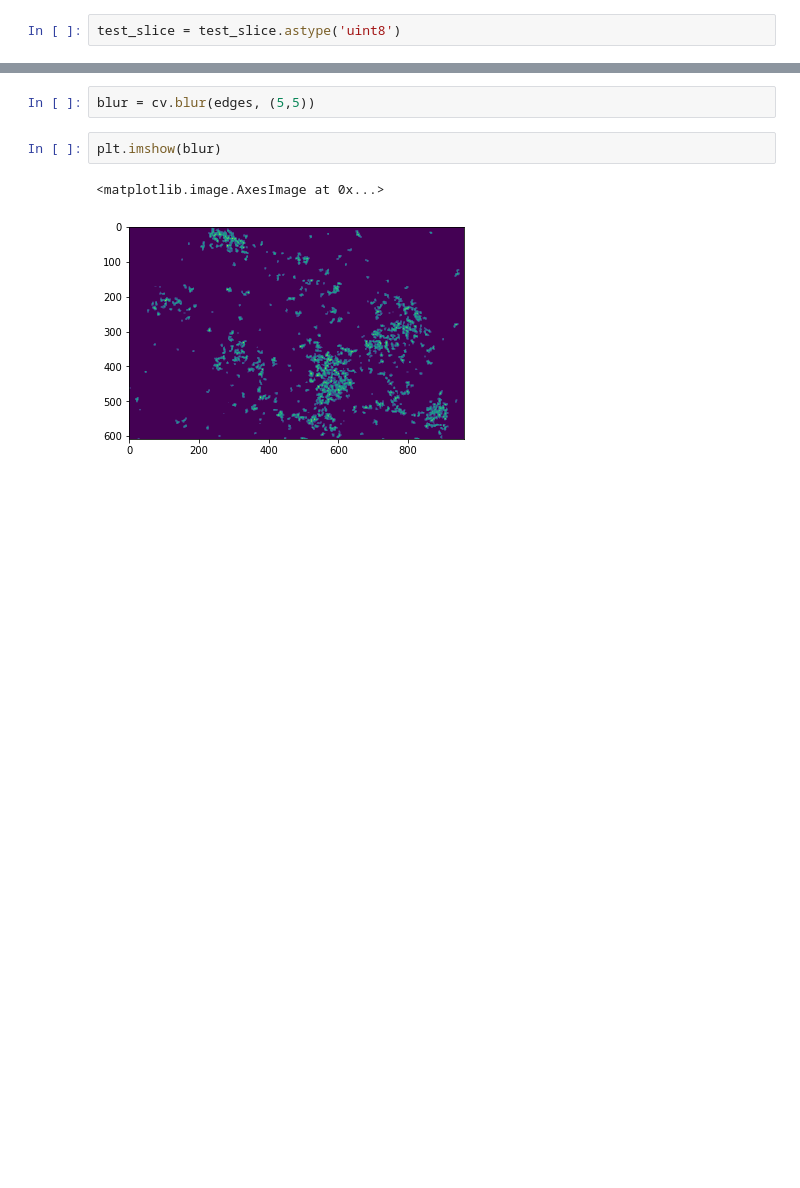
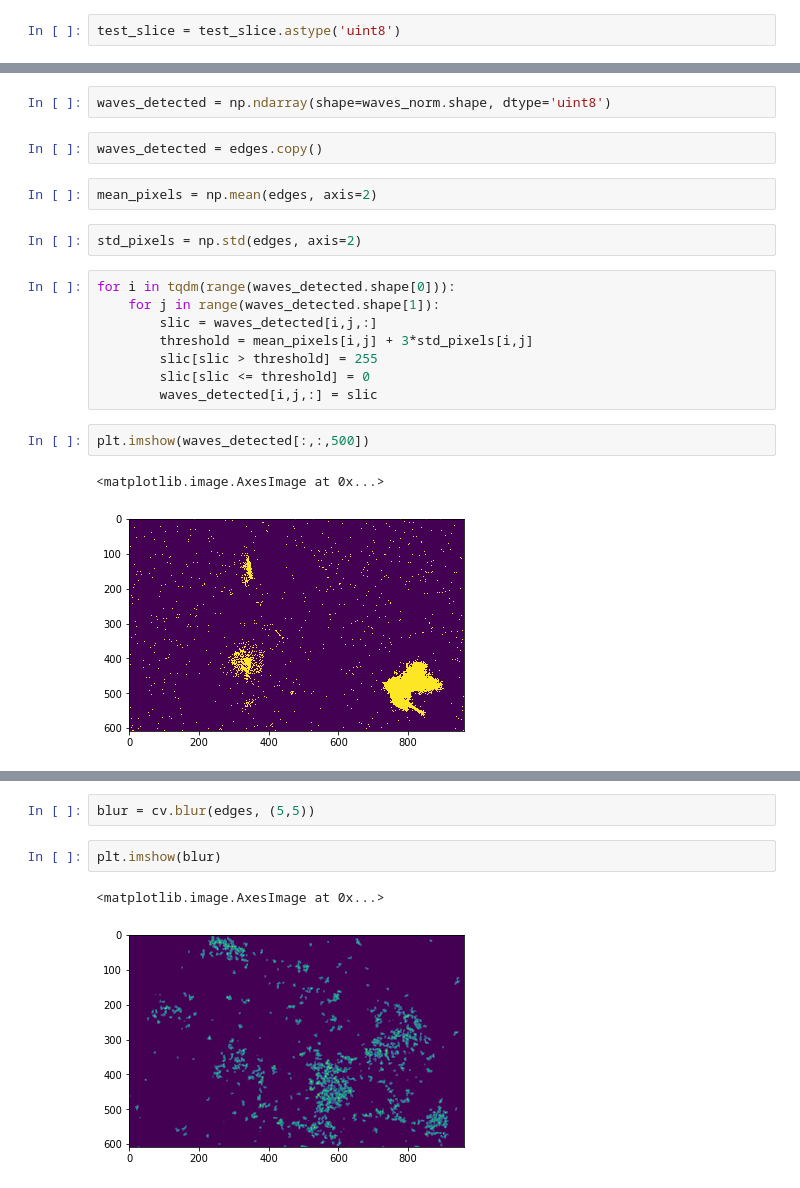
Before and after one commit to wprazuch/Astral, a Jupyter notebook: notebooks/Waves_repr_handling.ipynb, the cells around one changed output, grey strips where cells are left out. Saved outputs shown, nothing was run; the diff lists cells and outputs as text; blank space fills up the shorter version.

```diff
--- a/notebooks/Waves_repr_handling.ipynb
+++ b/notebooks/Waves_repr_handling.ipynb
@@ -26,0 +64,21 @@ edges = cv.Canny(test_slice, 50, 130, apertureSize = 3)
+# %%
+waves_detected = np.ndarray(shape=waves_norm.shape, dtype='uint8')
+# %%
+waves_detected = edges.copy()
+# %%
+mean_pixels = np.mean(edges, axis=2)
+# %%
+std_pixels = np.std(edges, axis=2)
+# %%
+for i in tqdm(range(waves_detected.shape[0])):
+    for j in range(waves_detected.shape[1]):
+        slic = waves_detected[i,j,:]
+        threshold = mean_pixels[i,j] + 3*std_pixels[i,j]
+        slic[slic > threshold] = 255
+        slic[slic <= threshold] = 0
+        waves_detected[i,j,:] = slic
+# %%
+plt.imshow(waves_detected[:,:,500])
+# %% [output]
+<matplotlib.image.AxesImage at 0x...>
+[figure, added]
```
Also changed, not shown: parts of 38 cells of this notebook, 8 other files.
